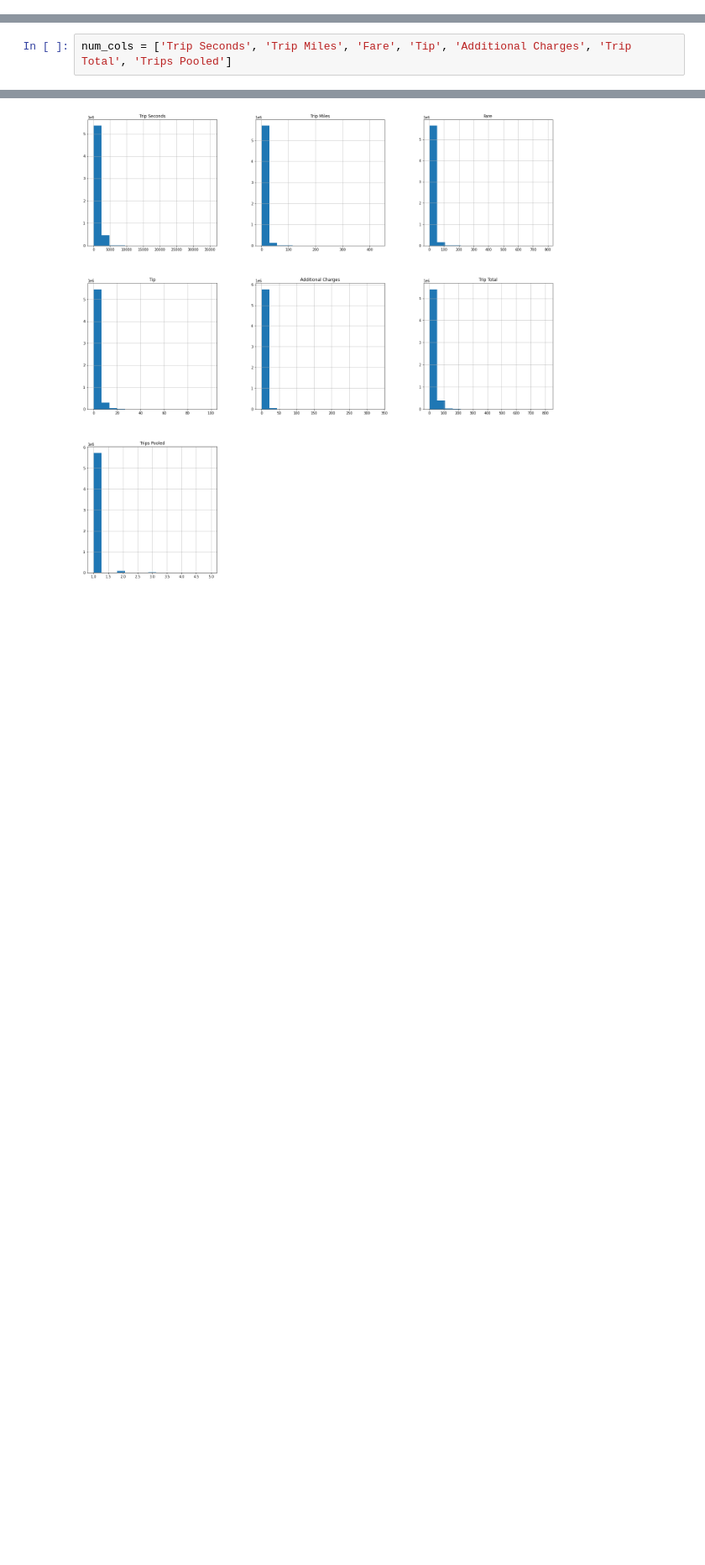
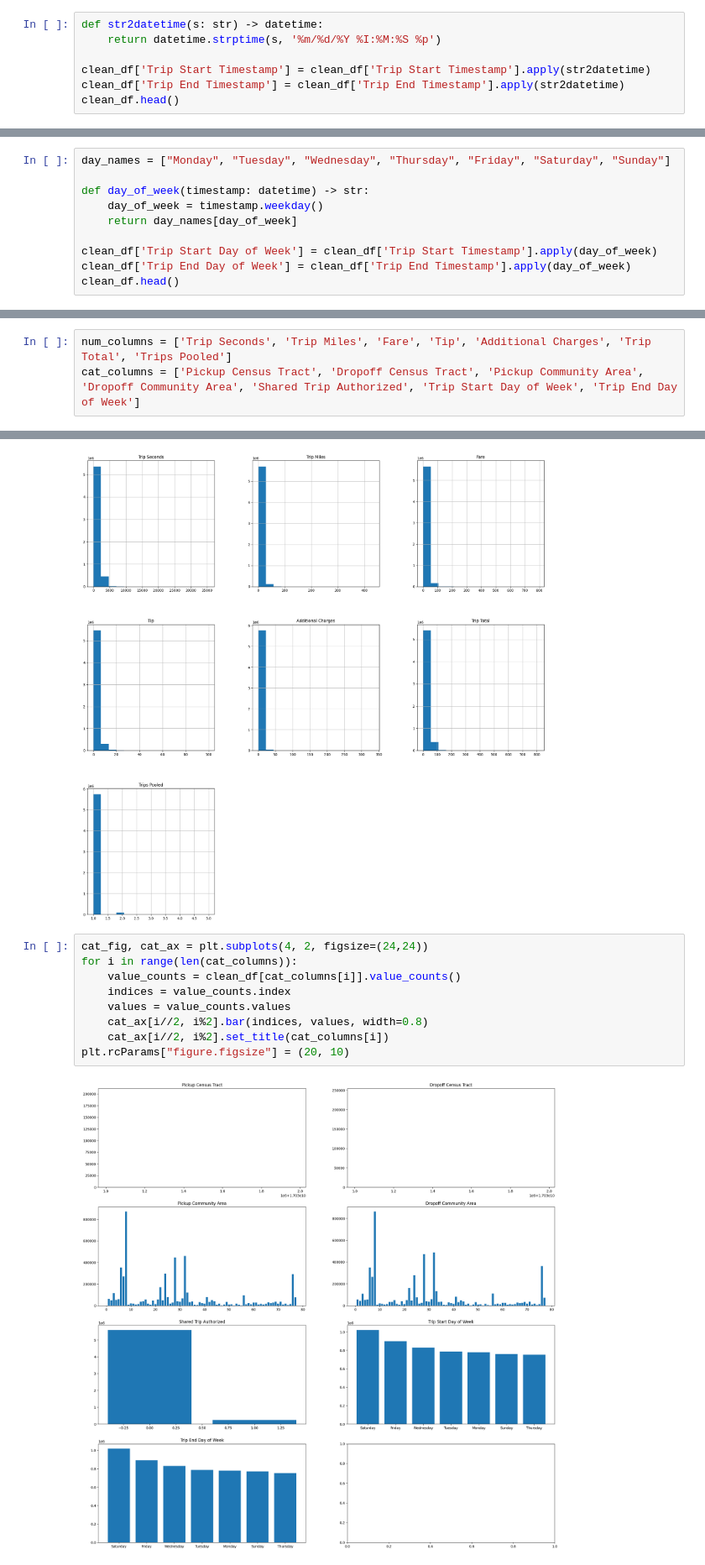
Before and after one commit to roy-kim-33/DataScienePipeline-Project, a Jupyter notebook: project_eda.ipynb, the cells around one changed output, grey strips where cells are left out. Shown at 84% size. Drawn from its saved outputs; the diff is of its cells as text; blank space fills up the shorter version.

```diff
--- a/project_eda.ipynb
+++ b/project_eda.ipynb
@@ -32,3 +56,10 @@ clean_df.head()
 | 2 | 1736434e3835e5835052ce5d6d488f62d... | 08/01/2022 12:00:00 AM | 08/01/2022 12:45:00 AM | 2806 | 23.6 | NaN | ... |
 | 3 | 19c6902c2517c90a0d00ca41a78ece174... | 08/01/2022 12:00:00 AM | 08/01/2022 12:15:00 AM | 931 | 5.1 | NaN | ... |
 | 4 | 1a5617a9da5970deacc7cf8e022a7441d... | 08/01/2022 12:00:00 AM | 08/01/2022 12:15:00 AM | 689 | 4.3 | NaN | ... |
+# %%
+def str2datetime(s: str) -> datetime:
+    return datetime.strptime(s, '%m/%d/%Y %I:%M:%S %p')
+
+clean_df['Trip Start Timestamp'] = clean_df['Trip Start Timestamp'].apply(str2datetime)
+clean_df['Trip End Timestamp'] = clean_df['Trip End Timestamp'].apply(str2datetime)
+clean_df.head()
@@ -34,0 +73,10 @@ clean_df.head()
+# %%
+day_names = ["Monday", "Tuesday", "Wednesday", "Thursday", "Friday", "Saturday", "Sunday"]
+
+def day_of_week(timestamp: datetime) -> str:
+    day_of_week = timestamp.weekday()
+    return day_names[day_of_week]
+
+clean_df['Trip Start Day of Week'] = clean_df['Trip Start Timestamp'].apply(day_of_week)
+clean_df['Trip End Day of Week'] = clean_df['Trip End Timestamp'].apply(day_of_week)
+clean_df.head()
@@ -35,5 +91,6 @@ clean_df.head()
 # %%
-num_cols = ['Trip Seconds', 'Trip Miles', 'Fare', 'Tip', 'Additional Charges', 'Trip Total', 'Trips Pooled']
+num_columns = ['Trip Seconds', 'Trip Miles', 'Fare', 'Tip', 'Additional Charges', 'Trip Total', 'Trips Pooled']
+cat_columns = ['Pickup Census Tract', 'Dropoff Census Tract', 'Pickup Community Area', 'Dropoff Community Area', 'Shared Trip Authorized', 'Trip Start Day of Week', 'Trip End Day of Week']
 # %% [markdown]
 ## Basic EDA
 # %% [markdown]
@@ -47,3 +142,14 @@ clean_df.hist(column=num_columns, figsize=[24,24], bins=15)
 plt.show()
 # %% [output]
 [figure]
+# %%
+cat_fig, cat_ax = plt.subplots(4, 2, figsize=(24,24))
+for i in range(len(cat_columns)):
+    value_counts = clean_df[cat_columns[i]].value_counts()
+    indices = value_counts.index
+    values = value_counts.values
+    cat_ax[i//2, i%2].bar(indices, values, width=0.8)
+    cat_ax[i//2, i%2].set_title(cat_columns[i])
+plt.rcParams["figure.figsize"] = (20, 10)
+# %% [output]
+[figure, added]
```
Also changed, not shown: parts of 18 cells of this notebook, 2 other files.
